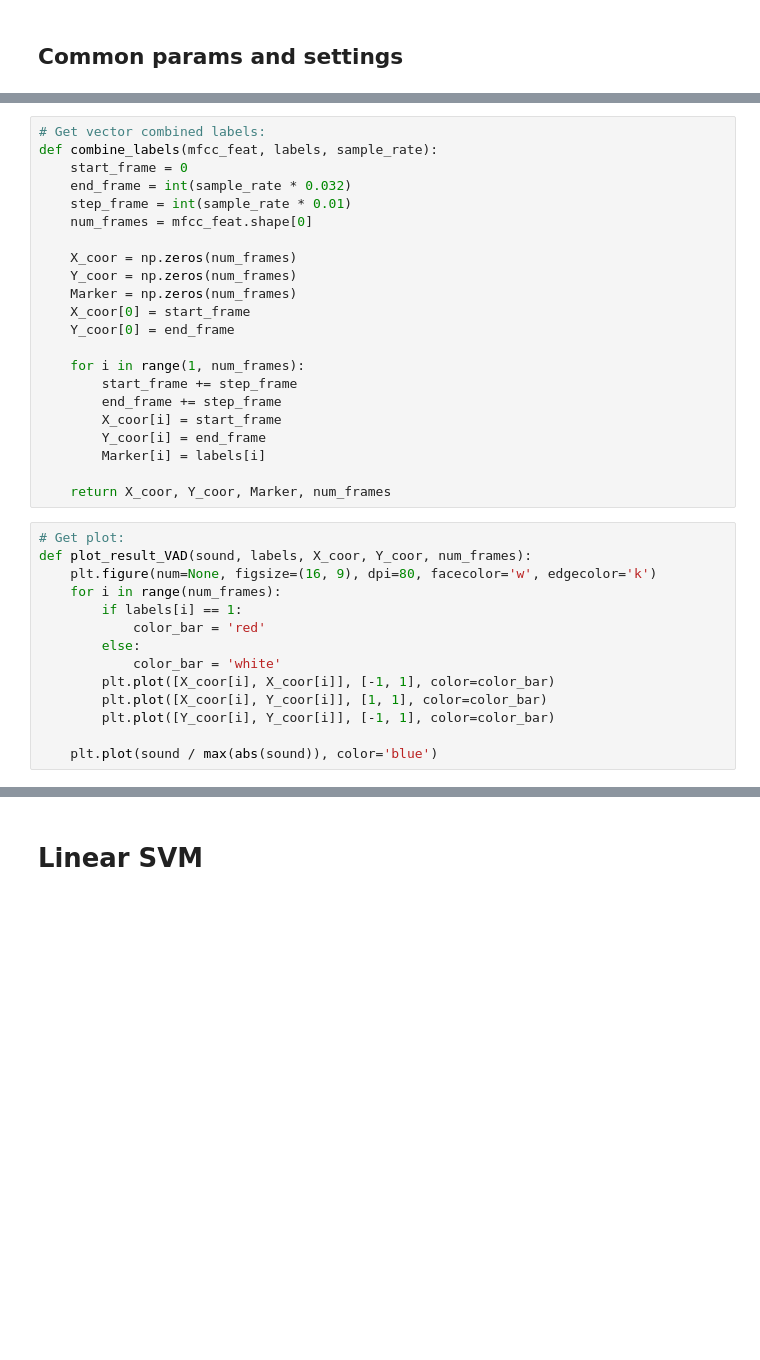
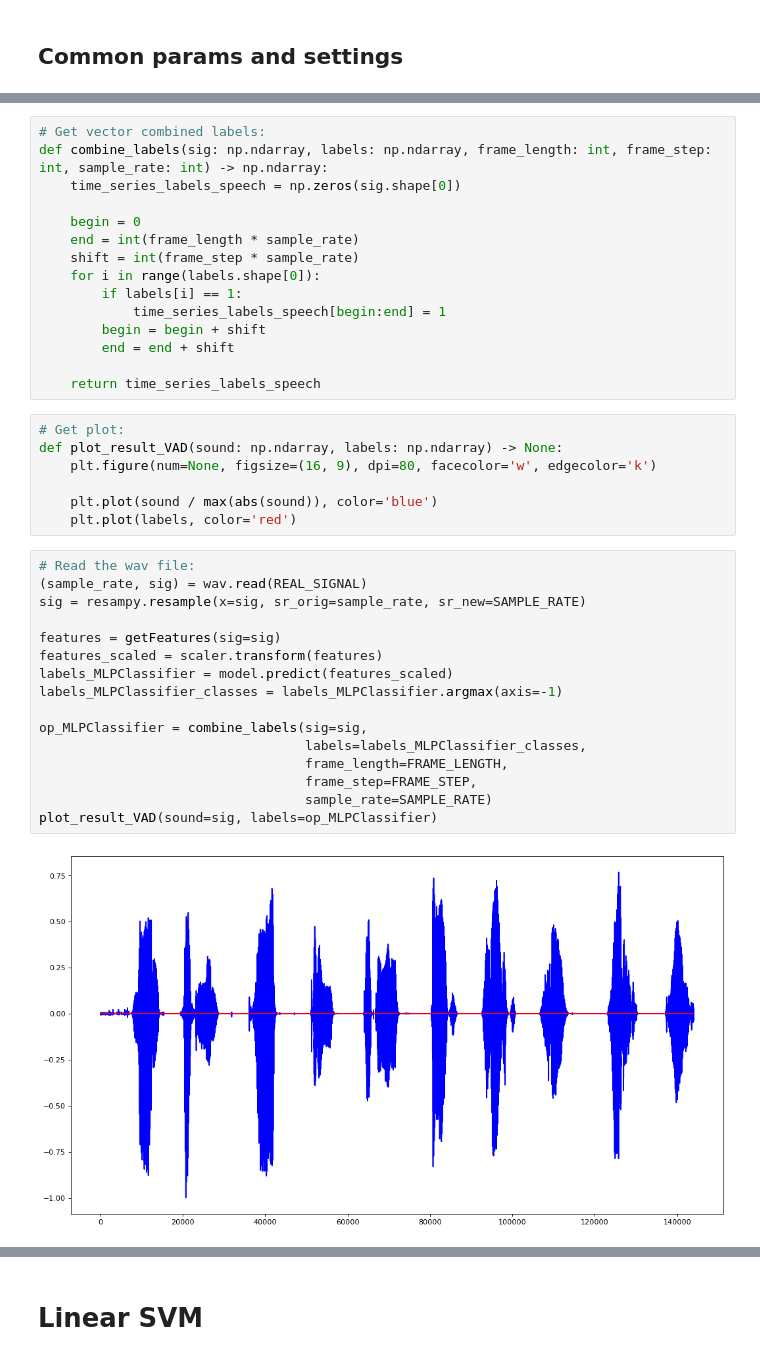
Before and after one commit to AlexKly/Simple-Voice-Activity-Detector-using-MFCC-based-on-FPGA-Kintex, a Jupyter notebook: Python source/New approach.ipynb, the cells around one changed output, grey strips where cells are left out. Saved outputs shown, nothing was run; the diff lists cells and outputs as text; blank space fills up the shorter version.

Commit message:
Modeling DNN

```diff
--- a/Python source/New approach.ipynb
+++ b/Python source/New approach.ipynb
@@ -77,36 +163,40 @@ mfcc_feat = np.delete(mfcc_feat, 0, axis=0)
-# %%
-# Get vector combined labels:
-def combine_labels(mfcc_feat, labels, sample_rate):
-    start_frame = 0
-    end_frame = int(sample_rate * 0.032)
-    step_frame = int(sample_rate * 0.01)
-    num_frames = mfcc_feat.shape[0]
-
-    X_coor = np.zeros(num_frames)
-    Y_coor = np.zeros(num_frames)
-    Marker = np.zeros(num_frames)
-    X_coor[0] = start_frame
-    Y_coor[0] = end_frame
-
-    for i in range(1, num_frames):
-        start_frame += step_frame
-        end_frame += step_frame
-        X_coor[i] = start_frame
-        Y_coor[i] = end_frame
-        Marker[i] = labels[i]
-
-    return X_coor, Y_coor, Marker, num_frames
+# %%
+# Get vector combined labels:
+def combine_labels(sig: np.ndarray, labels: np.ndarray, frame_length: int, frame_step: int, sample_rate: int) -> np.ndarray:
+    time_series_labels_speech = np.zeros(sig.shape[0])
+
+    begin = 0
+    end = int(frame_length * sample_rate)
+    shift = int(frame_step * sample_rate)
+    for i in range(labels.shape[0]):
+        if labels[i] == 1:
+            time_series_labels_speech[begin:end] = 1
+        begin = begin + shift
+        end = end + shift
+
+    return time_series_labels_speech
 # %%
 # Get plot:
-def plot_result_VAD(sound, labels, X_coor, Y_coor, num_frames):
+def plot_result_VAD(sound: np.ndarray, labels: np.ndarray) -> None:
     plt.figure(num=None, figsize=(16, 9), dpi=80, facecolor='w', edgecolor='k')
-    for i in range(num_frames):
-        if labels[i] == 1:
-            color_bar = 'red'
-        else:
-            color_bar = 'white'
-        plt.plot([X_coor[i], X_coor[i]], [-1, 1], color=color_bar)
-        plt.plot([X_coor[i], Y_coor[i]], [1, 1], color=color_bar)
-        plt.plot([Y_coor[i], Y_coor[i]], [-1, 1], color=color_bar)
 
     plt.plot(sound / max(abs(sound)), color='blue')
+    plt.plot(labels, color='red')
+# %%
+# Read the wav file:
+(sample_rate, sig) = wav.read(REAL_SIGNAL)
+sig = resampy.resample(x=sig, sr_orig=sample_rate, sr_new=SAMPLE_RATE)
+
+features = getFeatures(sig=sig)
+features_scaled = scaler.transform(features)
+labels_MLPClassifier = model.predict(features_scaled)
+labels_MLPClassifier_classes = labels_MLPClassifier.argmax(axis=-1)
+
+op_MLPClassifier = combine_labels(sig=sig,
+                                  labels=labels_MLPClassifier_classes,
+                                  frame_length=FRAME_LENGTH,
+                                  frame_step=FRAME_STEP,
+                                  sample_rate=SAMPLE_RATE)
+plot_result_VAD(sound=sig, labels=op_MLPClassifier)
+# %% [output]
+[figure, added]
```
Also changed, not shown: parts of 38 cells of this notebook.
